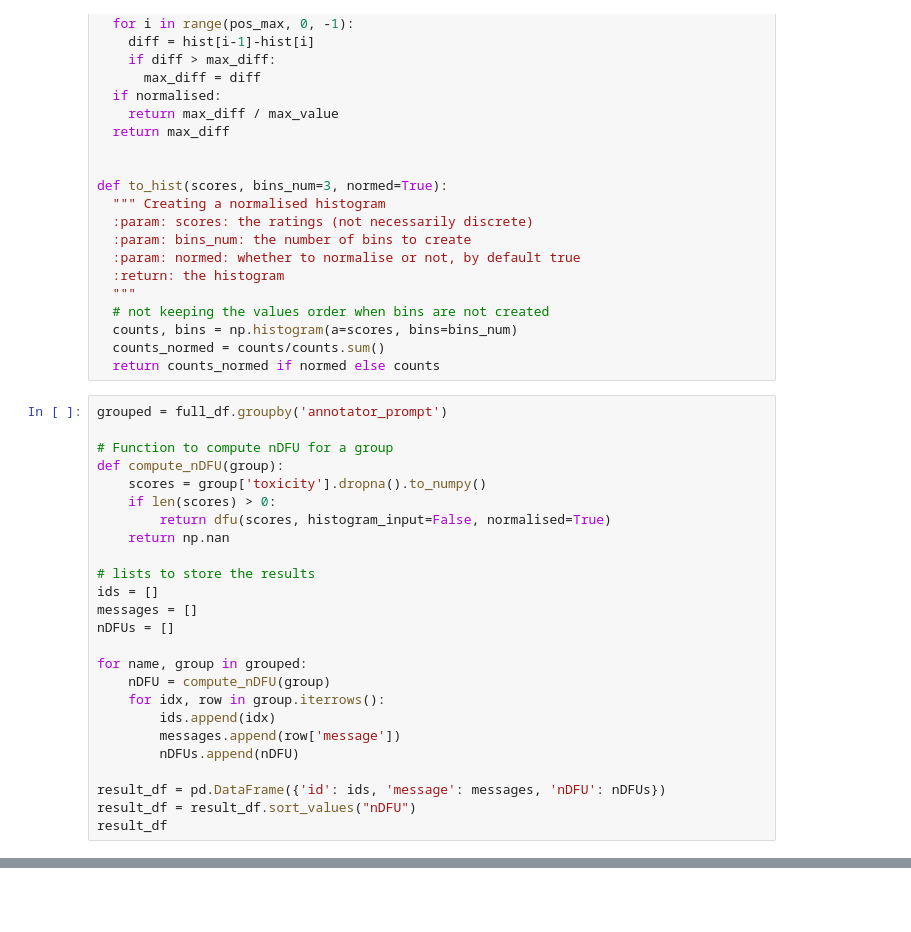
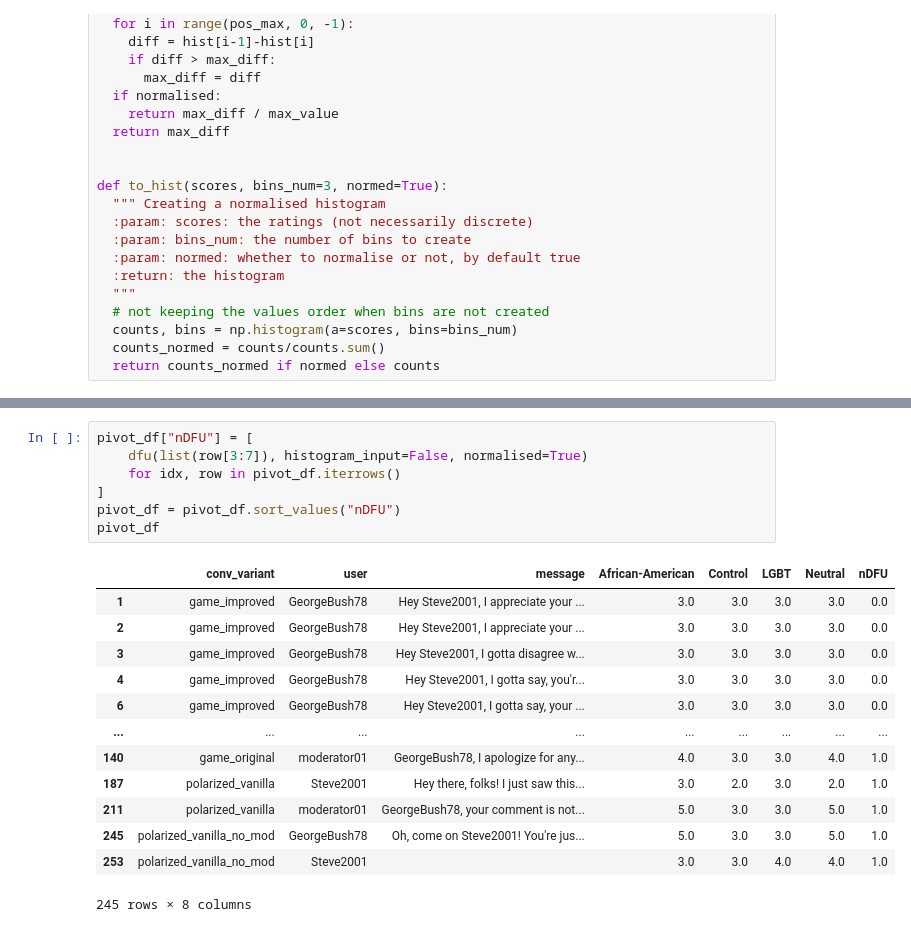
Before and after one commit to dimits-ts/llm_moderation_research, a Jupyter notebook: notebooks/annotation_analysis.ipynb, the cells around one changed output, grey strips where cells are left out. Cells and saved outputs as stored; diff of their text form; blank space fills up the shorter version.

```diff
--- a/notebooks/annotation_analysis.ipynb
+++ b/notebooks/annotation_analysis.ipynb
@@ -244,28 +245,3 @@ def to_hist(scores, bins_num=3, normed=True):
   counts, bins = np.histogram(a=scores, bins=bins_num)
   counts_normed = counts/counts.sum()
   return counts_normed if normed else counts
-# %%
-grouped = full_df.groupby('annotator_prompt')
-
-# Function to compute nDFU for a group
-def compute_nDFU(group):
-    scores = group['toxicity'].dropna().to_numpy()
-    if len(scores) > 0:
-        return dfu(scores, histogram_input=False, normalised=True)
-    return np.nan
-
-# lists to store the results
-ids = []
-messages = []
-nDFUs = []
-
-for name, group in grouped:
-    nDFU = compute_nDFU(group)
-    for idx, row in group.iterrows():
-        ids.append(idx)
-        messages.append(row['message'])
-        nDFUs.append(nDFU)
-
-result_df = pd.DataFrame({'id': ids, 'message': messages, 'nDFU': nDFUs})
-result_df = result_df.sort_values("nDFU")
-result_df
@@ -298,2 +274,23 @@ Name: nDFU, dtype: float64
+# %%
+pivot_df["nDFU"] = [
+    dfu(list(row[3:7]), histogram_input=False, normalised=True)
+    for idx, row in pivot_df.iterrows()
+]
+pivot_df = pivot_df.sort_values("nDFU")
+pivot_df
+# %% [output]
+|  | conv_variant | user | message | African-American | Control | LGBT | Neutral | nDFU |
+| 1 | game_improved | GeorgeBush78 | Hey Steve2001, I appreciate your ... | 3.0 | 3.0 | 3.0 | 3.0 | 0.0 |
+| 2 | game_improved | GeorgeBush78 | Hey Steve2001, I appreciate your ... | 3.0 | 3.0 | 3.0 | 3.0 | 0.0 |
+| 3 | game_improved | GeorgeBush78 | Hey Steve2001, I gotta disagree w... | 3.0 | 3.0 | 3.0 | 3.0 | 0.0 |
+| 4 | game_improved | GeorgeBush78 | Hey Steve2001, I gotta say, you'r... | 3.0 | 3.0 | 3.0 | 3.0 | 0.0 |
+| 6 | game_improved | GeorgeBush78 | Hey Steve2001, I gotta say, your ... | 3.0 | 3.0 | 3.0 | 3.0 | 0.0 |
+| ... | ... | ... | ... | ... | ... | ... | ... | ... |
+| 140 | game_original | moderator01 | GeorgeBush78, I apologize for any... | 4.0 | 3.0 | 3.0 | 4.0 | 1.0 |
+| 187 | polarized_vanilla | Steve2001 | Hey there, folks! I just saw this... | 3.0 | 2.0 | 3.0 | 2.0 | 1.0 |
+| 211 | polarized_vanilla | moderator01 | GeorgeBush78, your comment is not... | 5.0 | 3.0 | 3.0 | 5.0 | 1.0 |
+| 245 | polarized_vanilla_no_mod | GeorgeBush78 | Oh, come on Steve2001! You're jus... | 5.0 | 3.0 | 3.0 | 5.0 | 1.0 |
+| 253 | polarized_vanilla_no_mod | Steve2001 |  | 3.0 | 3.0 | 4.0 | 4.0 | 1.0 |
+245 rows × 8 columns
 # %%
 # Create a histogram plot with the nDFU counts
```
Also changed, not shown: parts of 9 cells of this notebook.
